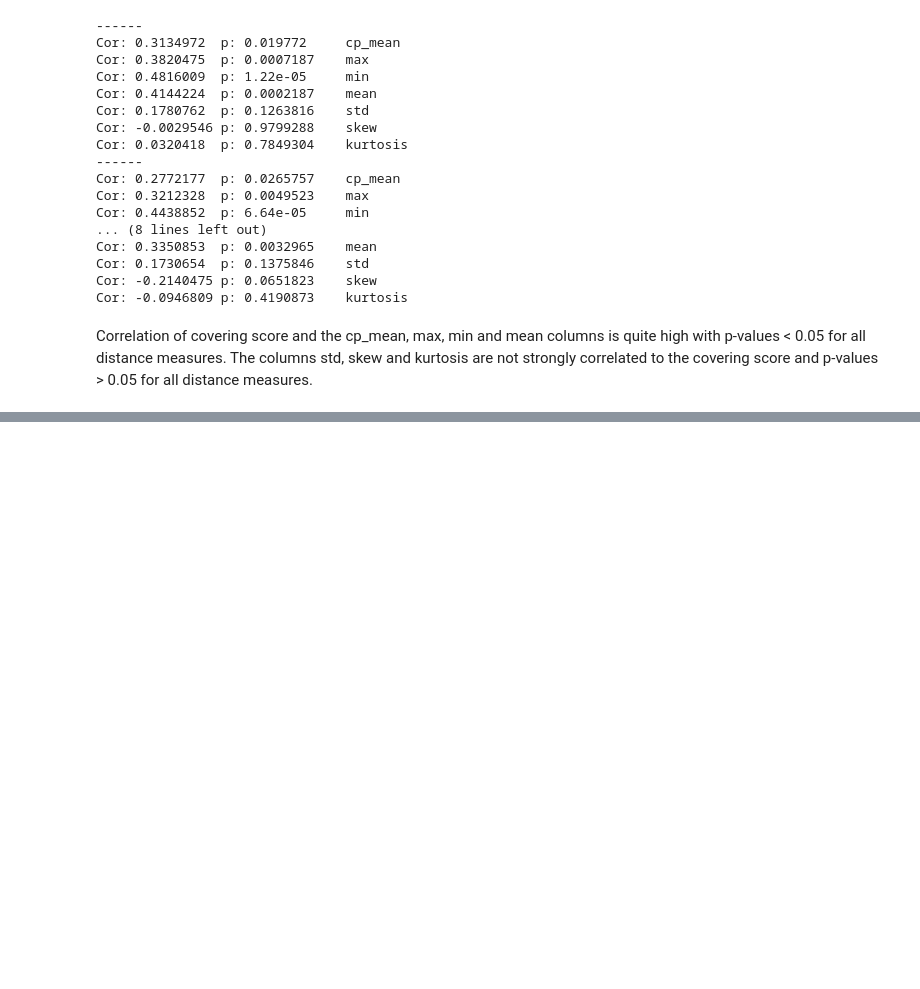
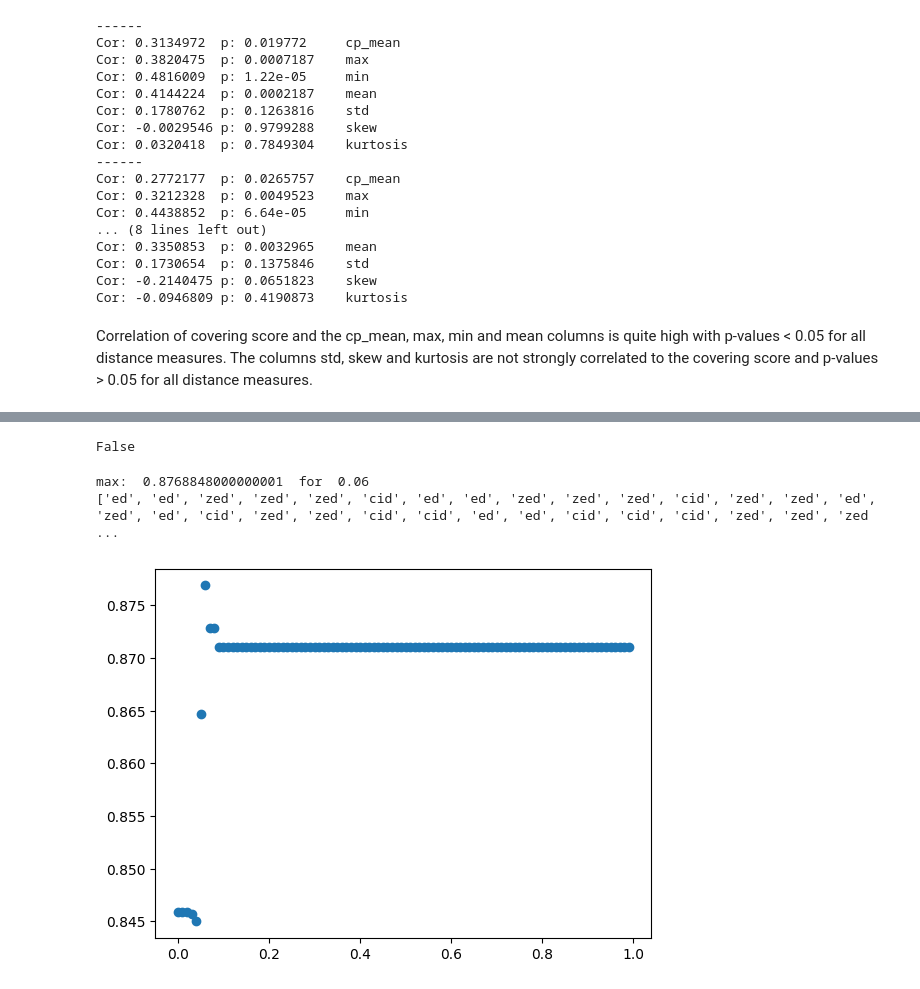
Before and after one commit to JaasperK/oracle, a Jupyter notebook: notebooks/oracle.ipynb, the cells around one changed output, grey strips where cells are left out. Cells and saved outputs as stored; diff of their text form; code cells hidden in the pictures; blank space fills up the shorter version.

Commit message:
profiles evaluation

```diff
--- a/notebooks/oracle.ipynb
+++ b/notebooks/oracle.ipynb
@@ -838,6 +842,8 @@ def make_picks():
     th_cov_scores = []
     th_range = np.arange(-10.0, 10.0, 0.1)
 
+    best_picks = []
+    best_cov = 0.0
     for threshhold in th_range:
         picks = []
         for idx, (dataset, std_mu, std_o, std_skew, std_kurt, dm) in spread.iterrows():
@@ -856,10 +862,15 @@ def make_picks():
         cov = evaluate_picks(picks)
         th_cov_scores.append(cov)
 
+        if cov > best_cov:
+            best_cov = cov
+            best_picks = picks
+
+
     plt.plot(th_range, th_cov_scores, "o")
     print("max: ", np.max(th_cov_scores), " for ", th_range[np.argmax(th_cov_scores)])
 
-    return picks
+    return best_picks
 
 picks = make_picks()
 # %% [output]
@@ -1199,0 +1245,45 @@ Correlation of covering score and the cp_mean, max, min and mean columns is quit
+# %%
+np.nan < 0.0
+# %% [output]
+False
+# %%
+def stdmean_and_profile_picks(stat):
+    CID_MU_THRESHHOLD = 0.29
+
+    th_cov_scores = []
+    th_range = np.arange(0.0, 1.0, 0.01)
+
+    best_picks = []
+    best_cov = 0.0
+
+    for th in th_range:
+        picks = []
+        for idx, (dataset, std_mu, std_o, std_skew, std_kurt, dm) in spread.iterrows():
+            if std_mu <= CID_MU_THRESHHOLD:
+                picks.append("cid")
+            else:
+                dataset, cov_score, cp_mean, max, min, mean, std, skew, kurt = stat.loc[idx]
+                if std >= th:
+                    picks.append("ed")
+                else:
+                    picks.append("zed")
+
+        cov = evaluate_picks(picks)
+        th_cov_scores.append(cov)
+
+        if cov > best_cov:
+            best_cov = cov
+            best_picks = picks
+
+    plt.plot(th_range, th_cov_scores, "o")
+    print("max: ", np.max(th_cov_scores), " for ", th_range[np.argmax(th_cov_scores)])
+
+    return best_picks
+
+# for stat in [zed_stats, cid_stats, ed_stats]:
+picks = stdmean_and_profile_picks(cid_stats)
+print(picks)
+# %% [output]
+max:  0.8768848000000001  for  0.06
+['ed', 'ed', 'zed', 'zed', 'zed', 'cid', 'ed', 'ed', 'zed', 'zed', 'zed', 'cid', 'zed', 'zed', 'ed', 'zed', 'ed', 'cid', 'zed', 'zed', 'cid', 'cid', 'ed', 'ed', 'cid', 'cid', 'cid', 'zed', 'zed', 'zed ...
+[figure, added]
```
Also changed, not shown: parts of 3 cells of this notebook.
